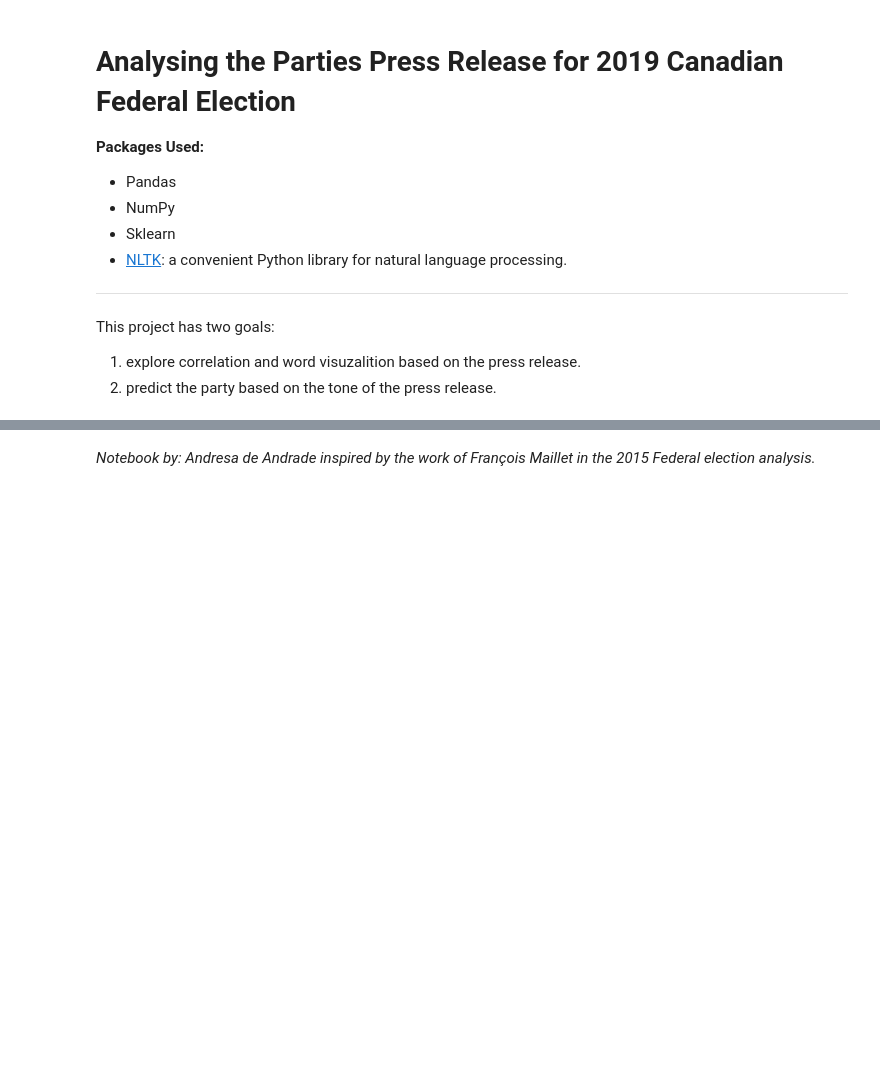
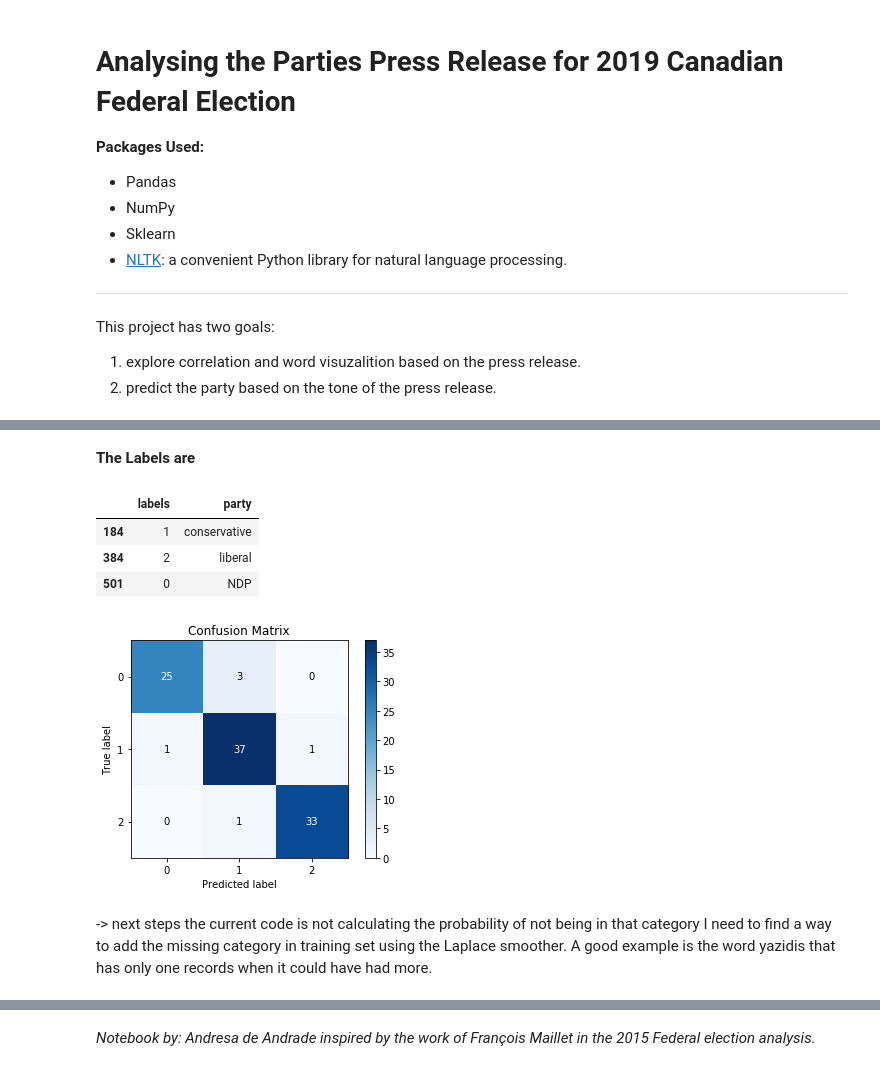
Before and after one commit to dresenhista/canada_election2019, a Jupyter notebook: election2019.ipynb, the cells around one changed output, grey strips where cells are left out. Saved outputs shown, nothing was run; the diff lists cells and outputs as text; code cells hidden in the pictures; blank space fills up the shorter version.

```diff
--- a/election2019.ipynb
+++ b/election2019.ipynb
@@ -63,0 +109,37 @@ priors: {'liberal': 0.29739776951672864, 'NDP': 0.5055762081784386, 'conservativ
+# %%
+#enconde the labels
+le = LabelEncoder()
+enc = OneHotEncoder()
+df['labels']=le.fit_transform(df[['party']])
+# %% [markdown]
+**The Labels are**
+# %%
+df[['labels', 'party']].drop_duplicates(keep='last')
+# %% [output]
+|  | labels | party |
+| 184 | 1 | conservative |
+| 384 | 2 | liberal |
+| 501 | 0 | NDP |
+# %%
+#separate test and training
+y = df['labels']
+X = df['content']
+
+X_train, X_test, y_train, y_test = train_test_split(X, y, test_size=0.2, random_state=42)
+
+#print(f'test size: '{len(X_test)}' and training size: ')
+# %%
+#vectorized the words in the keyword
+vect = CountVectorizer()
+X_train_vectorized = vect.fit_transform(X_train)
+ndf = pd.SparseDataFrame(
+    X_train_vectorized.toarray(), columns=vect.get_feature_names()
+)
+
+#apply pre made model
+clfrNB = MultinomialNB(alpha=0.1)
+clfrNB.fit(X_train_vectorized, y_train)
+y_pred = clfrNB.predict(vect.transform(X_test))
+skplt.metrics.plot_confusion_matrix(y_test, y_pred);
+# %% [output]
+[figure, added]
@@ -63,0 +177,4 @@ priors: {'liberal': 0.29739776951672864, 'NDP': 0.5055762081784386, 'conservativ
+# %% [markdown]
+-> next steps
+the current code is not calculating the probability of not being in that category
+I need to find a way to add the missing category in training set using the Laplace smoother. A good example is the word yazidis that has only one records when it could have had more.
```
Also changed, not shown: parts of 27 cells of this notebook, 7 other files.
